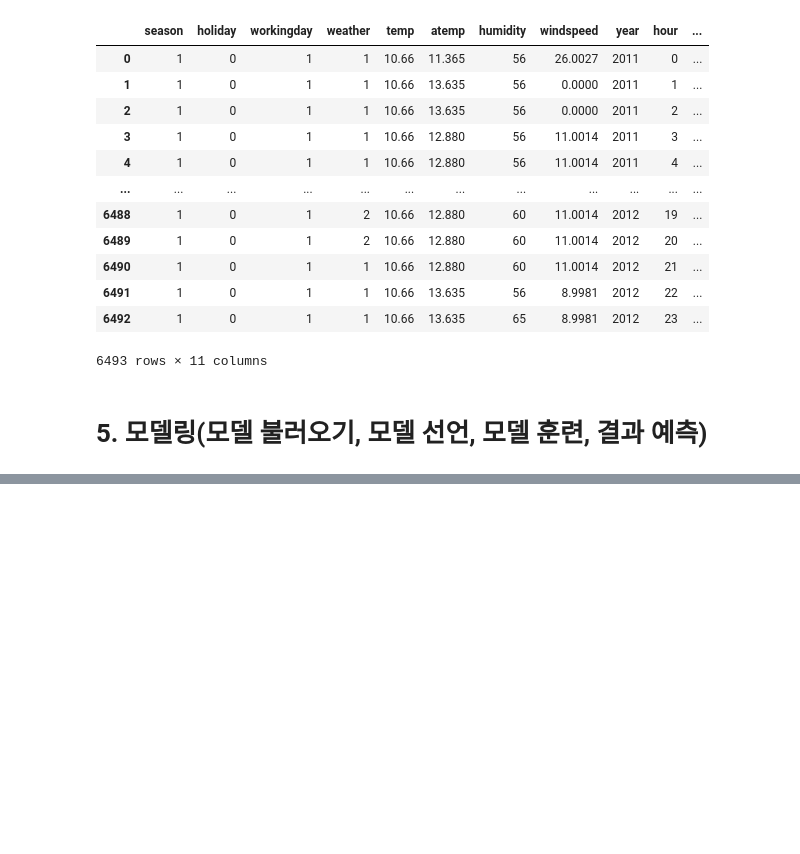
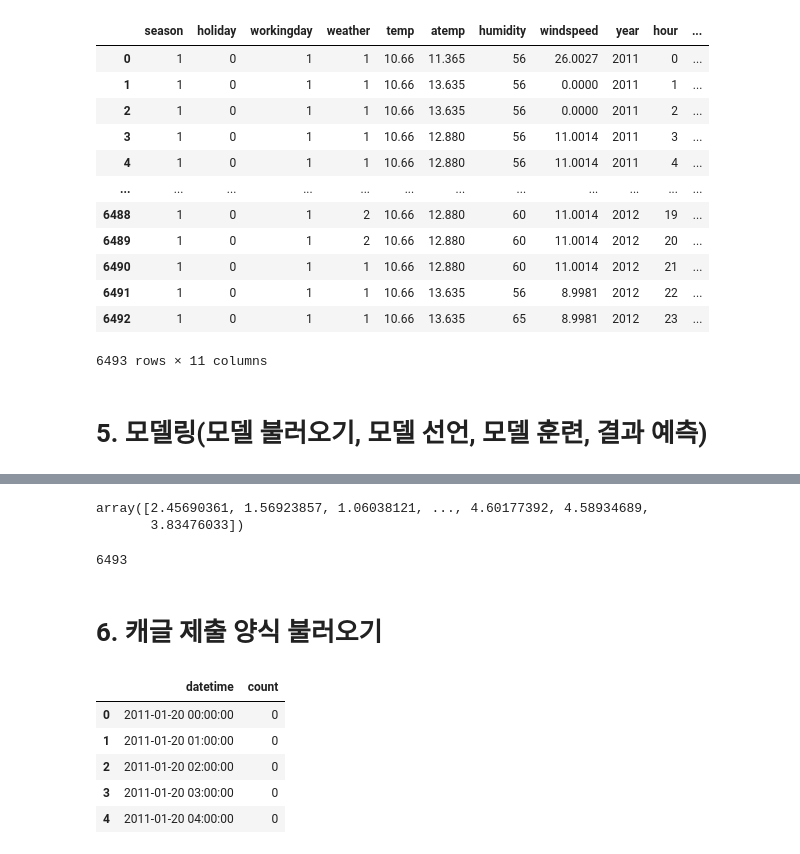
Before and after one commit to psuny1116/kaggle, a Jupyter notebook: Bike Sharing Demand.ipynb, the cells around one changed output, grey strips where cells are left out. Drawn from its saved outputs; the diff is of its cells as text; code cells hidden in the pictures; blank space fills up the shorter version.

```diff
--- a/Bike Sharing Demand.ipynb
+++ b/Bike Sharing Demand.ipynb
@@ -295,0 +308,22 @@ test2
+# %%
+result = rf.predict(test2)
+result
+# %% [output]
+array([2.45690361, 1.56923857, 1.06038121, ..., 4.60177392, 4.58934689,
+       3.83476033])
+# %%
+len(result)
+# %% [output]
+6493
+# %% [markdown]
+# 6. 캐글 제출 양식 불러오기
+# %%
+sub = pd.read_csv('sampleSubmission.csv')
+sub.head()
+# %% [output]
+|  | datetime | count |
+| 0 | 2011-01-20 00:00:00 | 0 |
+| 1 | 2011-01-20 01:00:00 | 0 |
+| 2 | 2011-01-20 02:00:00 | 0 |
+| 3 | 2011-01-20 03:00:00 | 0 |
+| 4 | 2011-01-20 04:00:00 | 0 |
```
Also changed, not shown: parts of 6 cells of this notebook.
